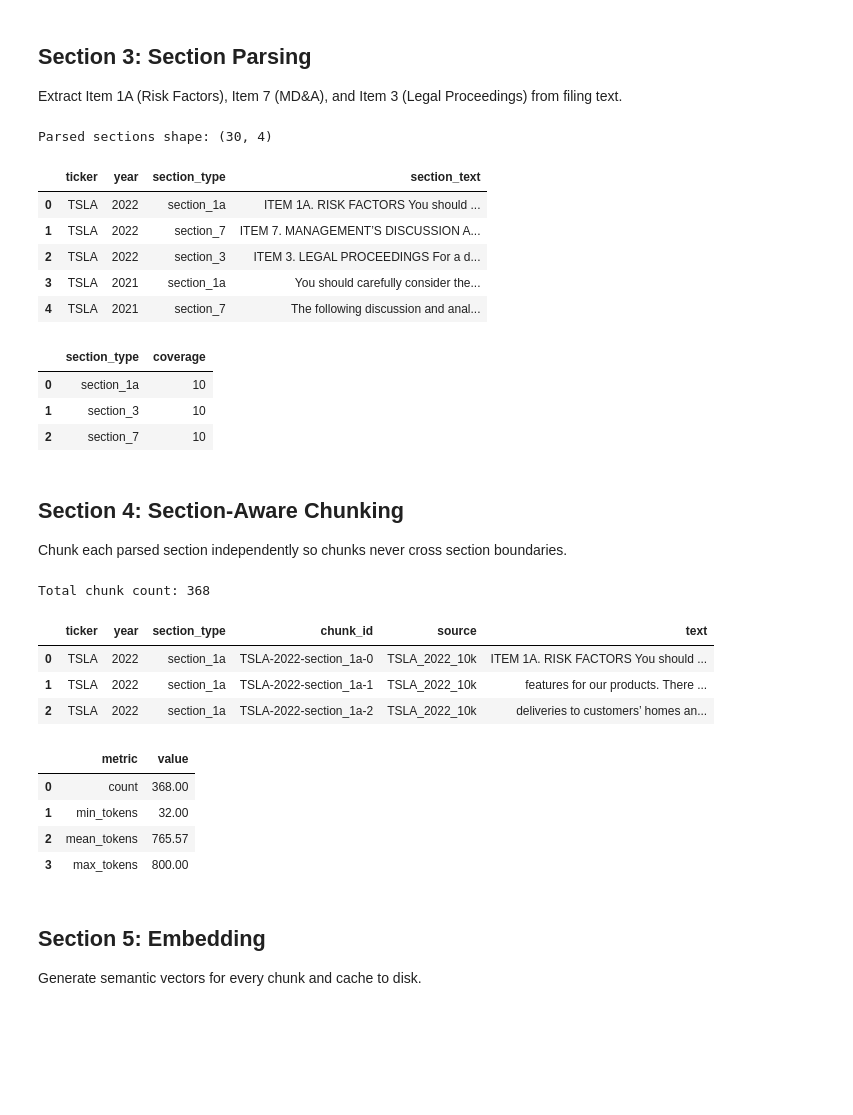
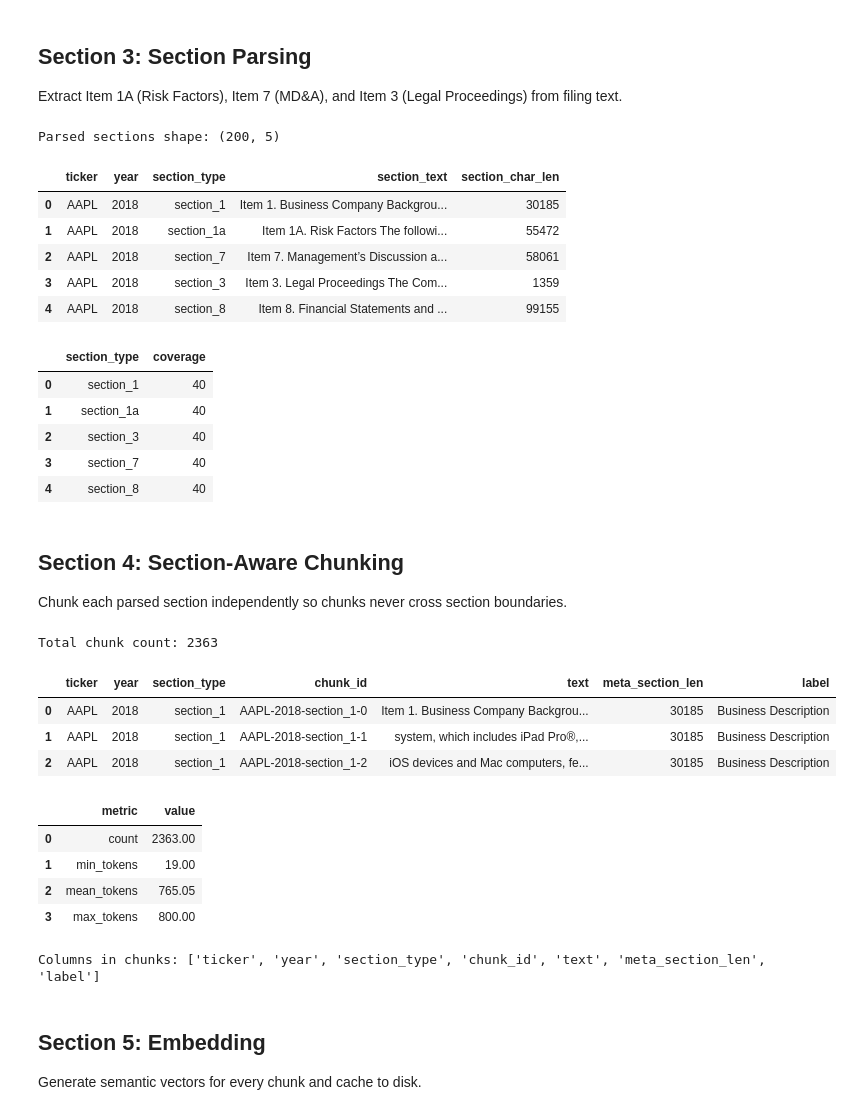
Before and after one commit to joelebukatobi/rag-project, a Jupyter notebook: notebook.ipynb, the cells around one changed output. Drawn from its saved outputs; the diff is of its cells as text; code cells hidden in the pictures; blank space fills up the shorter version.

Commit message:
feature: includes materiality assessment

```diff
--- a/notebook.ipynb
+++ b/notebook.ipynb
@@ -52,8 +52,8 @@ OpenAI API key loaded successfully.
 Constants defined and environment loaded.
 # %%
 TICKERS = ["TSLA", "AAPL", "AMZN", "NVDA", "CCL"]
-YEAR_RANGE = (2018, 2023)
-TARGET_SECTIONS = ["section_1a", "section_7", "section_3"]
+YEAR_RANGE = (2018, 2025)
+TARGET_SECTIONS = ["section_1","section_1a", "section_7", "section_3","section_8"]
 # %% [markdown]
 ## Section 2: Data Ingestion
 Load 10-K filings from Hugging Face and normalize into a DataFrame with core metadata.
@@ -135,43 +149,61 @@ print("Parsed sections shape:", df_sections.shape)
 display(df_sections.head(5))
 display(section_coverage_stats(df_sections))
 # %% [output]
-Parsed sections shape: (30, 4)
+Parsed sections shape: (200, 5)
-|  | ticker | year | section_type | section_text |
-| 0 | TSLA | 2022 | section_1a | ITEM 1A. RISK FACTORS You should ... |
-| 1 | TSLA | 2022 | section_7 | ITEM 7. MANAGEMENT’S DISCUSSION A... |
-| 2 | TSLA | 2022 | section_3 | ITEM 3. LEGAL PROCEEDINGS For a d... |
-| 3 | TSLA | 2021 | section_1a | You should carefully consider the... |
-| 4 | TSLA | 2021 | section_7 | The following discussion and anal... |
+|  | ticker | year | section_type | section_text | section_char_len |
+| 0 | AAPL | 2018 | section_1 | Item 1. Business Company Backgrou... | 30185 |
+| 1 | AAPL | 2018 | section_1a | Item 1A. Risk Factors The followi... | 55472 |
+| 2 | AAPL | 2018 | section_7 | Item 7. Management’s Discussion a... | 58061 |
+| 3 | AAPL | 2018 | section_3 | Item 3. Legal Proceedings The Com... | 1359 |
+| 4 | AAPL | 2018 | section_8 | Item 8. Financial Statements and ... | 99155 |
 |  | section_type | coverage |
-| 0 | section_1a | 10 |
-| 1 | section_3 | 10 |
-| 2 | section_7 | 10 |
+| 0 | section_1 | 40 |
+| 1 | section_1a | 40 |
+| 2 | section_3 | 40 |
+| 3 | section_7 | 40 |
+| 4 | section_8 | 40 |
 # %% [markdown]
 ## Section 4: Section-Aware Chunking
 Chunk each parsed section independently so chunks never cross section boundaries.
 # %%
+# Define path
+cache_file = "data/chunks.pkl"
+
+# Logic: If I changed my taxonomy, I might want to force a refresh
+force_refresh = False
+
+if force_refresh and os.path.exists(cache_file):
+    os.remove(cache_file)
+    print("Old cache removed to apply new Credit Taxonomy.")
+
 all_chunks = build_chunks(
     df_sections,
     chunk_size=CHUNK_SIZE,
     chunk_overlap=CHUNK_OVERLAP,
-    cache_path="data/chunks.pkl",
+    cache_path=cache_file,
     use_multiprocessing=True
 )
 
 print("Total chunk count:", len(all_chunks))
 display(pd.DataFrame(all_chunks).head(3))
 display(chunk_stats(all_chunks))
 # %% [output]
-Total chunk count: 368
+Total chunk count: 2363
-|  | ticker | year | section_type | chunk_id | source | text |
-| 0 | TSLA | 2022 | section_1a | TSLA-2022-section_1a-0 | TSLA_2022_10k | ITEM 1A. RISK FACTORS You should ... |
-| 1 | TSLA | 2022 | section_1a | TSLA-2022-section_1a-1 | TSLA_2022_10k | features for our products. There ... |
-| 2 | TSLA | 2022 | section_1a | TSLA-2022-section_1a-2 | TSLA_2022_10k | deliveries to customers’ homes an... |
+|  | ticker | year | section_type | chunk_id | text | meta_section_len | label |
+| 0 | AAPL | 2018 | section_1 | AAPL-2018-section_1-0 | Item 1. Business Company Backgrou... | 30185 | Business Description |
+| 1 | AAPL | 2018 | section_1 | AAPL-2018-section_1-1 | system, which includes iPad Pro®,... | 30185 | Business Description |
+| 2 | AAPL | 2018 | section_1 | AAPL-2018-section_1-2 | iOS devices and Mac computers, fe... | 30185 | Business Description |
 |  | metric | value |
-| 0 | count | 368.00 |
-| 1 | min_tokens | 32.00 |
-| 2 | mean_tokens | 765.57 |
+| 0 | count | 2363.00 |
+| 1 | min_tokens | 19.00 |
+| 2 | mean_tokens | 765.05 |
 | 3 | max_tokens | 800.00 |
+# %%
+# Convert to DataFrame to verify the new 'len' columns are there
+df_chunk_verify = pd.DataFrame(all_chunks)
+print("Columns in chunks:", df_chunk_verify.columns.tolist())
+# %% [output]
+Columns in chunks: ['ticker', 'year', 'section_type', 'chunk_id', 'text', 'meta_section_len', 'label']
 # %% [markdown]
 ## Section 5: Embedding
 Generate semantic vectors for every chunk and cache to disk.
```
Also changed, not shown: parts of 11 cells of this notebook, 10 other files.
